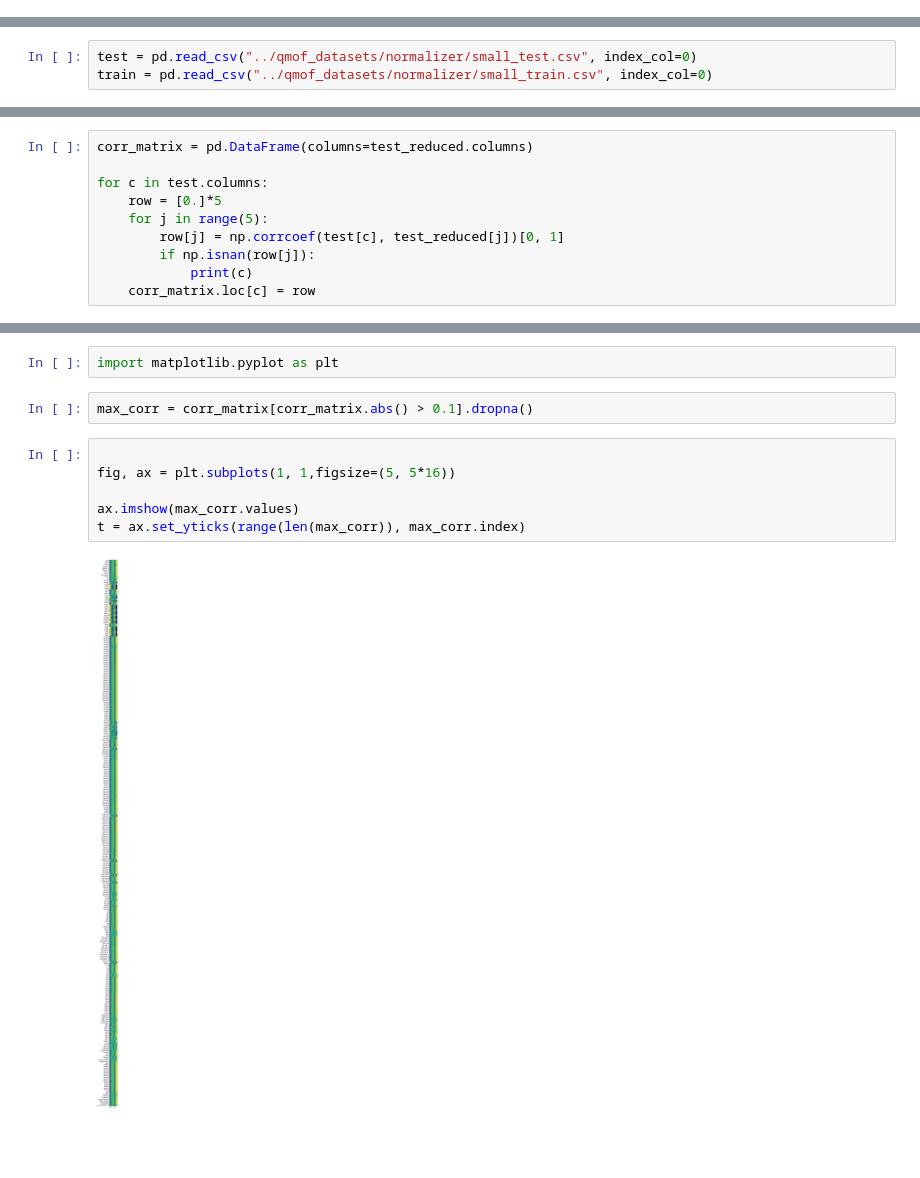
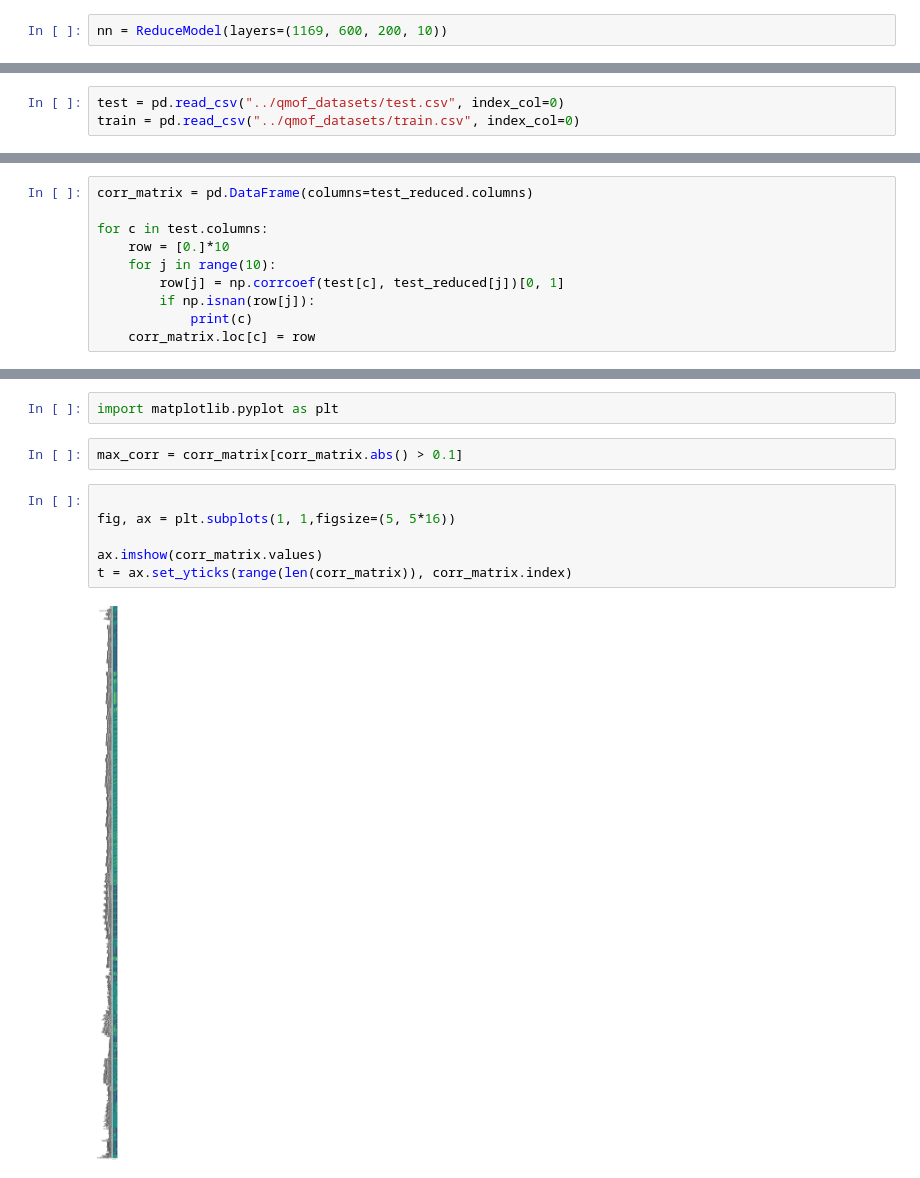
Before and after one commit to SpongeFrogy/phase_transmition_ML, a Jupyter notebook: model/reduce_analysis.ipynb, the cells around one changed output, grey strips where cells are left out. Drawn from its saved outputs; the diff is of its cells as text; blank space fills up the shorter version.

```diff
--- a/model/reduce_analysis.ipynb
+++ b/model/reduce_analysis.ipynb
@@ -18,3 +41,5 @@ nn = ReduceModel(layers=(990, 572, 286, 143, 72, 36, 18, 9, 5))
+# %%
+nn = ReduceModel(layers=(1169, 600, 200, 10))
 # %%
 nn.train(100)
 # %% [output]
@@ -27,14 +52,14 @@ nn.plot_loss()
 # %%
-test = pd.read_csv("../qmof_datasets/normalizer/small_test.csv", index_col=0)
-train = pd.read_csv("../qmof_datasets/normalizer/small_train.csv", index_col=0)
+test = pd.read_csv("../qmof_datasets/test.csv", index_col=0)
+train = pd.read_csv("../qmof_datasets/train.csv", index_col=0)
 # %%
 test_reduced = pd.DataFrame(nn.transform(test))
 # %%
 corr_matrix = pd.DataFrame(columns=test_reduced.columns)
 
 for c in test.columns:
-    row = [0.]*5
-    for j in range(5):
+    row = [0.]*10
+    for j in range(10):
         row[j] = np.corrcoef(test[c], test_reduced[j])[0, 1]
         if np.isnan(row[j]):
             print(c)
@@ -58,12 +83,12 @@ corr_matrix
 # %%
 import matplotlib.pyplot as plt
 # %%
-max_corr = corr_matrix[corr_matrix.abs() > 0.1].dropna()
+max_corr = corr_matrix[corr_matrix.abs() > 0.1]
 # %%
 
 fig, ax = plt.subplots(1, 1,figsize=(5, 5*16))
 
-ax.imshow(max_corr.values)
-t = ax.set_yticks(range(len(max_corr)), max_corr.index)
+ax.imshow(corr_matrix.values)
+t = ax.set_yticks(range(len(corr_matrix)), corr_matrix.index)
 # %% [output]
-[figure, old version]
+[figure, new version]
```
Also changed, not shown: parts of 6 cells of this notebook, 4 other files.
